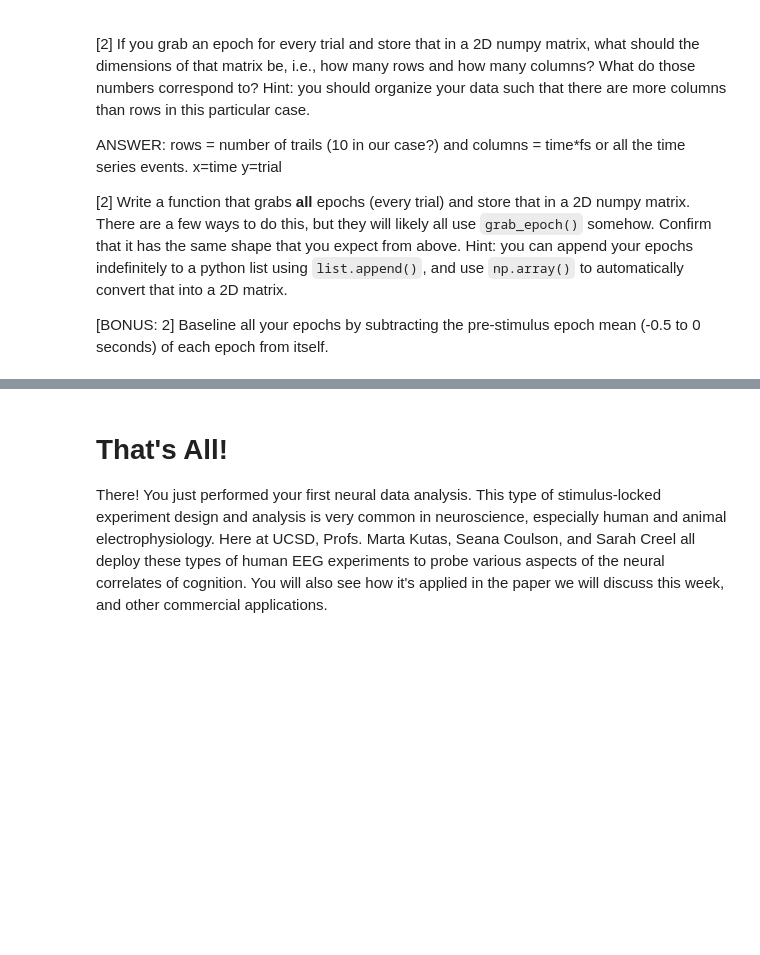
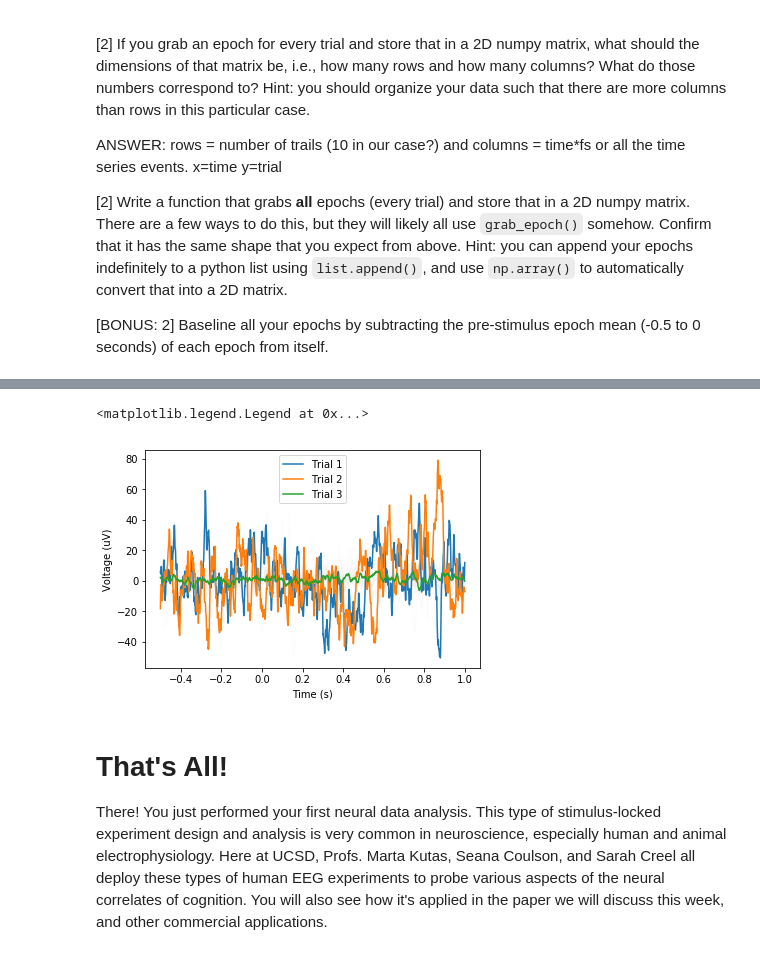
Before and after one commit to kevinice95/COGS118C, a Jupyter notebook: Assignments/A1-SamplingTimeSeries.ipynb, the cells around one changed output, grey strips where cells are left out. Saved outputs shown, nothing was run; the diff lists cells and outputs as text; code cells hidden in the pictures; blank space fills up the shorter version.

```diff
--- a/Assignments/A1-SamplingTimeSeries.ipynb
+++ b/Assignments/A1-SamplingTimeSeries.ipynb
@@ -300,3 +297,24 @@ Your plot should look something like:
+# %%
+# I will create a function that takes the trial times, category, and all the other variables get_all_epochs has
+# Averaging wil then filter indices based on trial, get the epoch information,average it, then put it in a 2d matrix
+def averaging(data, values, indices, fs, len_pre, len_post):
+    results = np.array([range(1500)])
+    for x in values:
+        temp = get_all_epochs(data, indices[np.where(indices[:,1]==x),0].astype(int)[0], fs, len_pre, len_post)
+        temp = np.mean(temp,axis=0)
+        results = np.vstack([results,temp])
+    return results[1:,:]
+results = averaging(EEG,np.unique(trial_info[:,1]),trial_info,fs, len_pre, len_post)
+plt.plot(t_epoch, epoched_EEG.T, '-k', alpha=0.01)
+plt.plot(t_epoch, results[0,:], label='Trial 1')
+plt.plot(t_epoch, results[1,:], label='Trial 2')
+plt.plot(t_epoch, results[2,:], label='Trial 3')
+plt.xlabel('Time (s)')
+plt.ylabel('Voltage (uV)')
+plt.legend()
+# %% [output]
+<matplotlib.legend.Legend at 0x...>
+[figure, added]
 # %% [markdown]
 # That's All!
 There! You just performed your first neural data analysis. This type of stimulus-locked experiment design and analysis is very common in neuroscience, especially human and animal electrophysiology. Here at UCSD, Profs. Marta Kutas, Seana Coulson, and Sarah Creel all deploy these types of human EEG experiments to probe various aspects of the neural correlates of cognition. You will also see how it's applied in the paper we will discuss this week, and other commercial applications.
```
Also changed, not shown: parts of 2 cells of this notebook.
